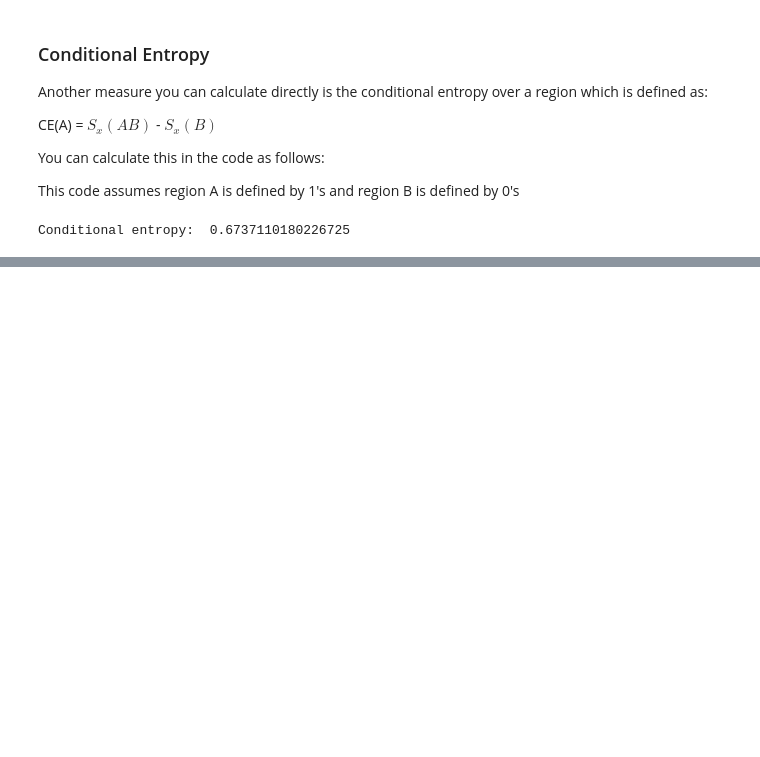
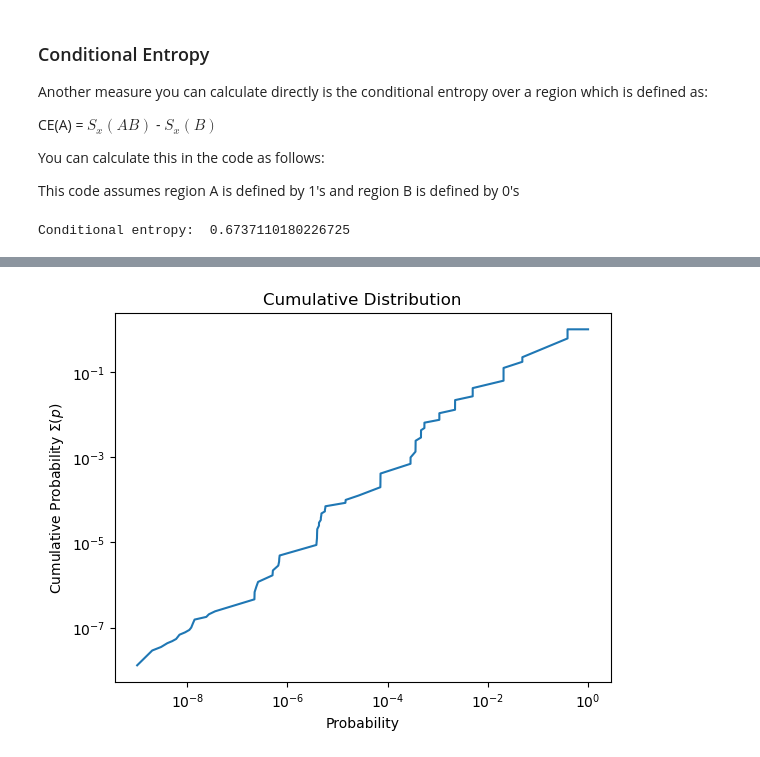
Before and after one commit to AviKaufman/QCOM, a Jupyter notebook: tutorials/tutorial_1_processing_data.ipynb, the cells around one changed output, grey strips where cells are left out. Saved outputs shown, nothing was run; the diff lists cells and outputs as text; code cells hidden in the pictures; blank space fills up the shorter version.

```diff
--- a/tutorials/tutorial_1_processing_data.ipynb
+++ b/tutorials/tutorial_1_processing_data.ipynb
@@ -267,0 +305,15 @@ Conditional entropy:  0.6737110180226725
+# %%
+# Get data from a file
+
+file_path = "../example_data/1_billion_3.0_4_rungs.txt"
+# Load the data
+processed_data, total_count = qc.parse_file(file_path, show_progress = True)
+
+# normalize the data
+processed_data = qc.normalize_to_probabilities(processed_data, total_count)
+
+# compute the cumulative sum for specific probability
+
+probability = 1e-2
+cumulative_sum = qc.cumulative_probability_at_value(processed_data, probability)
+print("Cumulative sum at probability 0.5: ", cumulative_sum)
@@ -267,0 +335,17 @@ Conditional entropy:  0.6737110180226725
+# %%
+### import the matplotlib library
+import matplotlib.pyplot as plt
+
+### Compute the cumulative distribution for the data
+x_axis, y_axis = qc.cumulative_distribution(processed_data)
+
+### Plot the cumulative distribution
+plt.plot(x_axis, y_axis)
+plt.xlabel("Probability")
+plt.ylabel(r"Cumulative Probability $\Sigma(p)$")
+plt.title("Cumulative Distribution")
+plt.xscale("log")
+plt.yscale("log")
+plt.show()
+# %% [output]
+[figure, added]
```
Also changed, not shown: parts of 18 cells of this notebook, 3 other files.
